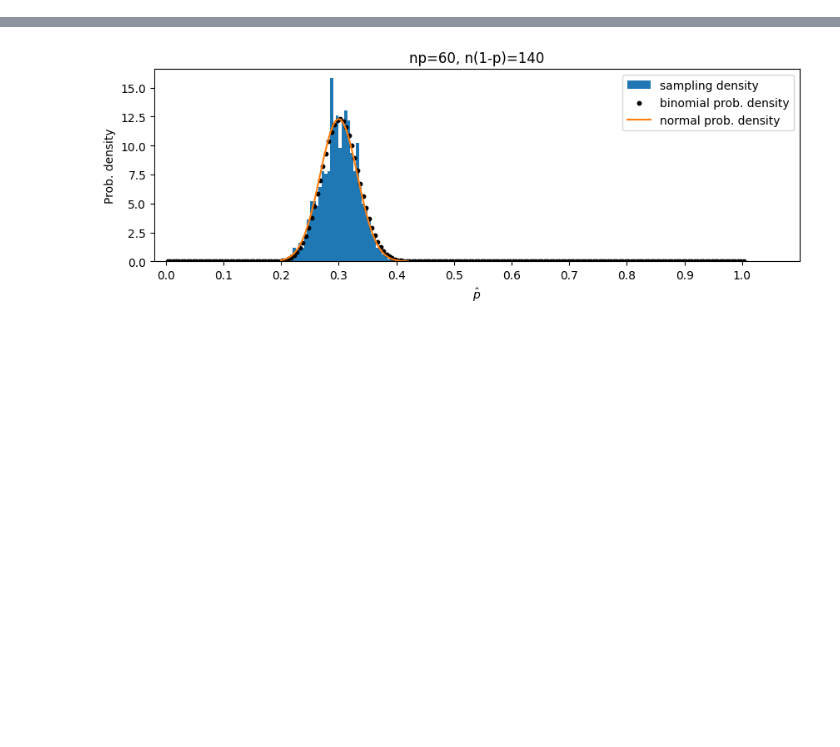
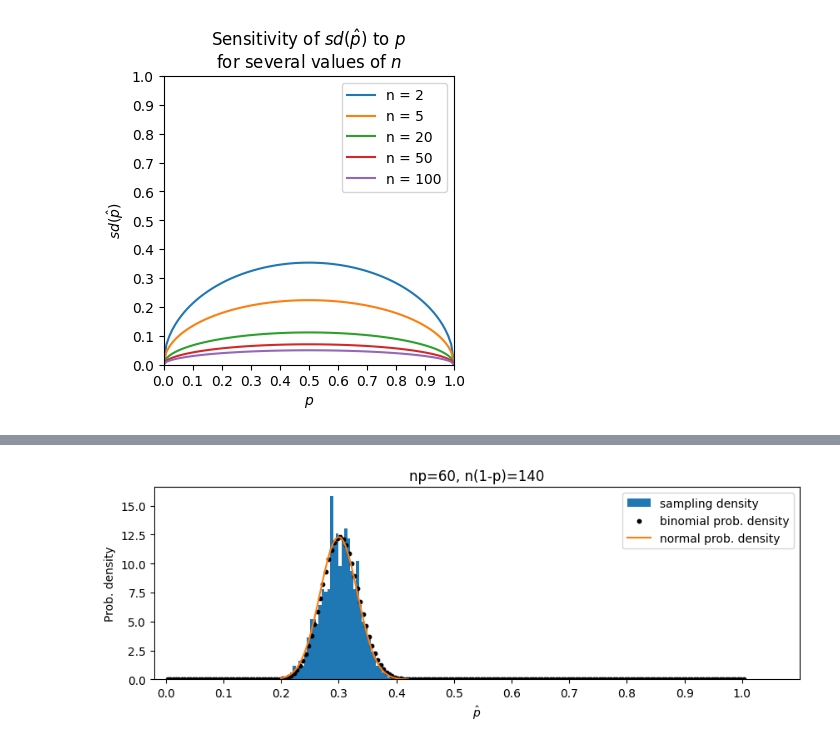
Before and after one commit to robetatis/abtesting, a Jupyter notebook: notebook.ipynb, the cells around one changed output, grey strips where cells are left out. Cells and saved outputs as stored; diff of their text form; code cells hidden in the pictures; blank space fills up the shorter version.

```diff
--- a/notebook.ipynb
+++ b/notebook.ipynb
@@ -80 +87,33 @@ $\hat{p} = 67/200 = \mathbf{\underline{0.335}}$
 </font>
+# %%
+import numpy as np
+import matplotlib.pyplot as plt
+
+n = np.array([2, 5, 20, 50, 100]) # same for n
+p = np.arange(0, 1.01, 0.01) # make a vector of possible values for p
+
+# make grids of n and p values for mapping the sd function over them
+n_grid, p_grid = np.meshgrid(n, p)
+
+# formula for standard deviation
+def sd_p_hat(n, p):
+    return np.sqrt(p*(1-p)/n)
+
+# compute sd(p_hat) for all combinations of values
+sd = np.array(list(map(sd_p_hat, n_grid, p_grid)))
+
+# plot
+fig, ax = plt.subplots(figsize=(3.75, 3.75))
+for i, ni in enumerate(n):
+    ax.plot(p, sd[:, i], label=f'n = {ni}')
+ax.set_xlim(0, 1)
+ax.set_ylim(0, 1)
+ax.set_xlabel('$p$')
+ax.set_ylabel('$sd(\hat{p})$')
+ax.set_title('Sensitivity of $sd(\hat{p})$ to $p$\nfor several values of $n$')
+ax.set_xticks(np.arange(0, 1.1, 0.1))
+ax.set_yticks(np.arange(0, 1.1, 0.1))
+ax.legend()
+plt.show()
+# %% [output]
+[figure, added]
```
Also changed, not shown: parts of 6 cells of this notebook.
